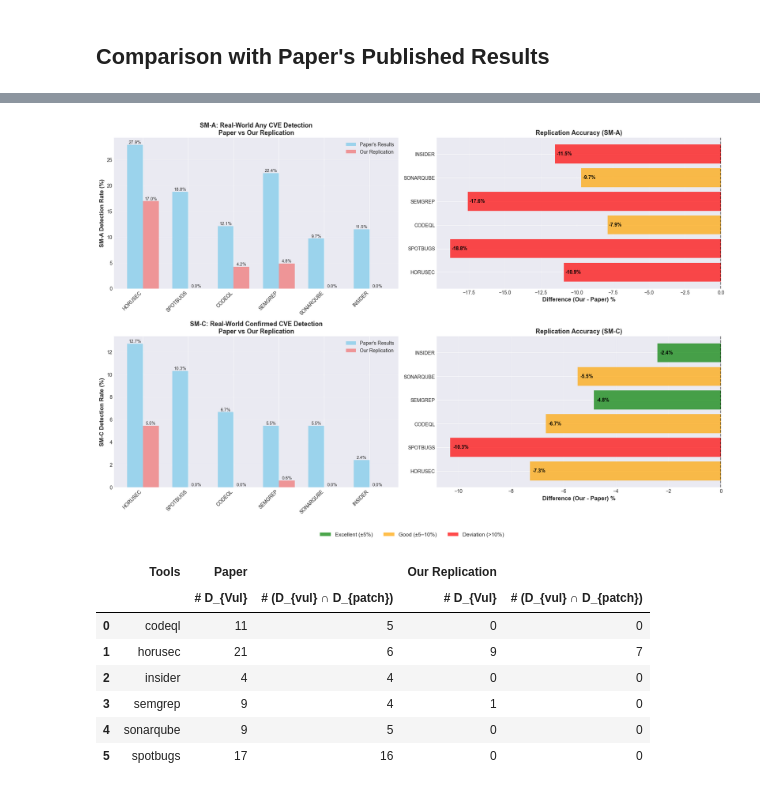
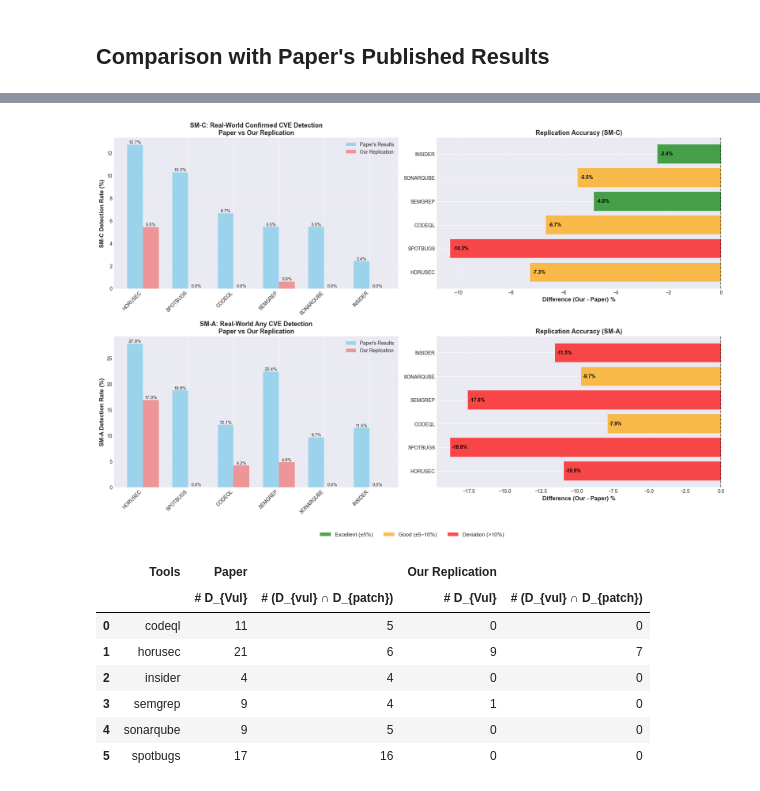
Before and after one commit to ibrahimssmalik/tool_analysis, a Jupyter notebook: sast_scorecard_analysis.ipynb, the cells around one changed output, grey strips where cells are left out. Cells and saved outputs as stored; diff of their text form; code cells hidden in the pictures.

```diff
--- a/sast_scorecard_analysis.ipynb
+++ b/sast_scorecard_analysis.ipynb
@@ -830,7 +823,7 @@ for idx, tool in enumerate(tools):
         cm = np.array([[values['TN'], values['FP']],
                         [values['FN'], values['TP']]])
 
-        sns.heatmap(cm, annot=True, fmt='d', cmap=type_to_cmap[type], ax=axes[idx],
+        sns.heatmap(cm, annot=True, fmt='d', cmap=TYPE_COLORS[type]['cmap'], ax=axes[idx],
                     xticklabels=['Predicted Negative', 'Predicted Positive'],
                     yticklabels=['Actual Negative', 'Actual Positive'],
                     cbar_kws={'label': 'Count'})
@@ -843,10 +836,10 @@ for idx in range(len(tools), 4):
     axes[idx].set_visible(False)
 
 plt.legend(handles=[
-    plt.Line2D([0], [0], color='blue', lw=4, label='SAST'),
-    plt.Line2D([0], [0], color='red', lw=4, label='ML'),
-    plt.Line2D([0], [0], color='green', lw=4, label='AI'),
-    plt.Line2D([0], [0], color='plum', lw=4, label='LLM')
+    plt.Line2D([0], [0], color=TYPE_COLORS['SAST']['color'], lw=4, label='SAST'),
+    plt.Line2D([0], [0], color=TYPE_COLORS['ML']['color'], lw=4, label='ML'),
+    plt.Line2D([0], [0], color=TYPE_COLORS['AI']['color'], lw=4, label='AI'),
+    plt.Line2D([0], [0], color=TYPE_COLORS['LLM']['color'], lw=4, label='LLM')
 ], title='Tool Type', loc='upper right')
 
 plt.tight_layout()
@@ -1285,29 +1278,28 @@ Our Replication vs Paper's Published Results:
 fig, axes = plt.subplots(2, 2, figsize=(18, 12))
 (ax1_a, ax2_a), (ax1_c, ax2_c) = axes
 
-# SM-A (TOP)
+# SM-C (TOP)
 
-tested_a = paper_comparison_df[
-    paper_comparison_df['Our_RW_SM_A_Rate'].notna()
+tested_c = paper_comparison_df[
+    paper_comparison_df['Our_RW_SM_C_Rate'].notna()
 ].copy()
 
-if len(tested_a) > 0:
-    tools = tested_a['Tool'].tolist()
-    paper_rates = tested_a['Paper_RW_SM_A_Rate'].tolist()
-    our_rates = tested_a['Our_RW_SM_A_Rate'].tolist()
-    differences = tested_a['RW_SM_A_Difference'].tolist()
+if len(tested_c) > 0:
+    tools = tested_c['Tool'].tolist()
+    paper_rates = tested_c['Paper_RW_SM_C_Rate'].tolist()
+    our_rates = tested_c['Our_RW_SM_C_Rate'].tolist()
+    differences = tested_c['RW_SM_C_Difference'].tolist()
 
     x = np.arange(len(tools))
-    width = 0.35
 
     bars1 = ax1_a.bar(x - width/2, paper_rates, width,
                       label="Paper's Results", color='skyblue', alpha=0.8)
     bars2 = ax1_a.bar(x + width/2, our_rates, width,
                       label='Our Replication', color='lightcoral', alpha=0.8)
 
-    ax1_a.set_ylabel('SM-A Detection Rate (%)', fontsize=12, fontweight='bold')
+    ax1_a.set_ylabel('SM-C Detection Rate (%)', fontsize=12, fontweight='bold')
     ax1_a.set_title(
-        'SM-A: Real-World Any CVE Detection\nPaper vs Our Replication',
+        'SM-C: Real-World Confirmed CVE Detection\nPaper vs Our Replication',
         fontsize=13, fontweight='bold'
     )
     ax1_a.set_xticks(x)
@@ -1327,7 +1319,7 @@ if len(tested_a) > 0:
     ax2_a.barh(tools, differences, color=colors, alpha=0.7)
     ax2_a.axvline(0, color='black', linestyle='--')
     ax2_a.set_xlabel('Difference (Our - Paper) %', fontsize=12, fontweight='bold')
-    ax2_a.set_title('Replication Accuracy (SM-A)', fontsize=13, fontweight='bold')
+    ax2_a.set_title('Replication Accuracy (SM-C)', fontsize=13, fontweight='bold')
     ax2_a.grid(axis='x', alpha=0.3)
 
     for i, diff in enumerate(differences):
@@ -1347,29 +1339,29 @@ if len(tested_a) > 0:
             fontsize=10, fontweight='bold'
         )
 
+# SM-A (BOTTOM)
 
-# SM-C (BOTTOM)
-
-tested_c = paper_comparison_df[
-    paper_comparison_df['Our_RW_SM_C_Rate'].notna()
+tested_a = paper_comparison_df[
+    paper_comparison_df['Our_RW_SM_A_Rate'].notna()
 ].copy()
 
-if len(tested_c) > 0:
-    tools = tested_c['Tool'].tolist()
-    paper_rates = tested_c['Paper_RW_SM_C_Rate'].tolist()
-    our_rates = tested_c['Our_RW_SM_C_Rate'].tolist()
-    differences = tested_c['RW_SM_C_Difference'].tolist()
+if len(tested_a) > 0:
+    tools = tested_a['Tool'].tolist()
+    paper_rates = tested_a['Paper_RW_SM_A_Rate'].tolist()
+    our_rates = tested_a['Our_RW_SM_A_Rate'].tolist()
+    differences = tested_a['RW_SM_A_Difference'].tolist()
 
     x = np.arange(len(tools))
+    width = 0.35
 
     bars1 = ax1_c.bar(x - width/2, paper_rates, width,
                       label="Paper's Results", color='skyblue', alpha=0.8)
     bars2 = ax1_c.bar(x + width/2, our_rates, width,
                       label='Our Replication', color='lightcoral', alpha=0.8)
 
-    ax1_c.set_ylabel('SM-C Detection Rate (%)', fontsize=12, fontweight='bold')
+    ax1_c.set_ylabel('SM-A Detection Rate (%)', fontsize=12, fontweight='bold')
     ax1_c.set_title(
-        'SM-C: Real-World Confirmed CVE Detection\nPaper vs Our Replication',
+        'SM-A: Real-World Any CVE Detection\nPaper vs Our Replication',
         fontsize=13, fontweight='bold'
     )
     ax1_c.set_xticks(x)
@@ -1389,40 +1381,40 @@ if len(tested_c) > 0:
     ax2_c.barh(tools, differences, color=colors, alpha=0.7)
     ax2_c.axvline(0, color='black', linestyle='--')
     ax2_c.set_xlabel('Difference (Our - Paper) %', fontsize=12, fontweight='bold')
-    ax2_c.set_title('Replication Accuracy (SM-C)', fontsize=13, fontweight='bold')
+    ax2_c.set_title('Replication Accuracy (SM-A)', fontsize=13, fontweight='bold')
     ax2_c.grid(axis='x', alpha=0.3)
 
     for i, diff in enumerate(differences):
         if round(diff) > 0:
             x_pos = diff - 0.05
             ha = 'right'
         elif round(diff) < 0:
             x_pos = diff + 0.1
             ha = 'left'
         else:
             x_pos = diff + 0.05
             ha = 'left'
 
         ax2_c.text(
             x_pos, i, f'{diff:+.1f}%',
             va='center', ha=ha, color='black',
             fontsize=10, fontweight='bold'
         )
 
 # Legend (Shared)
 
 legend_elements = [
     Patch(facecolor='green', alpha=0.7, label='Excellent (±5%)'),
     Patch(facecolor='orange', alpha=0.7, label='Good (±5–10%)'),
     Patch(facecolor='red', alpha=0.7, label='Deviation (>10%)')
 ]
 
 fig.legend(handles=legend_elements, loc='lower center', ncol=3, fontsize=11)
 
 plt.tight_layout(rect=[0, 0.05, 1, 1])
 plt.show()
 # %% [output]
-[figure, old version]
+[figure, new version]
 # %%
 def create_false_positive_table(paper_results_list, tool_results_list):
     """
```
Also changed, not shown: parts of 10 cells of this notebook.
